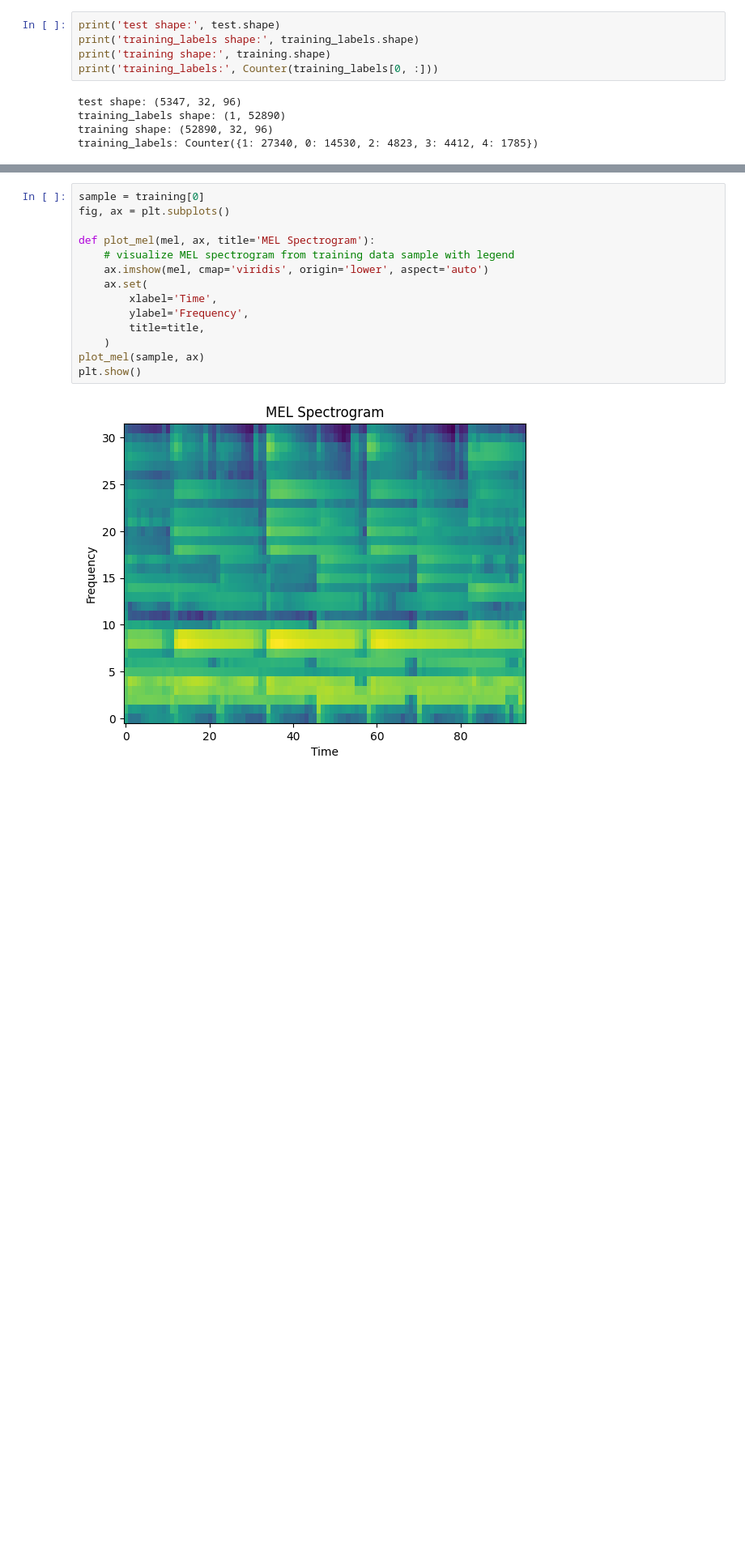
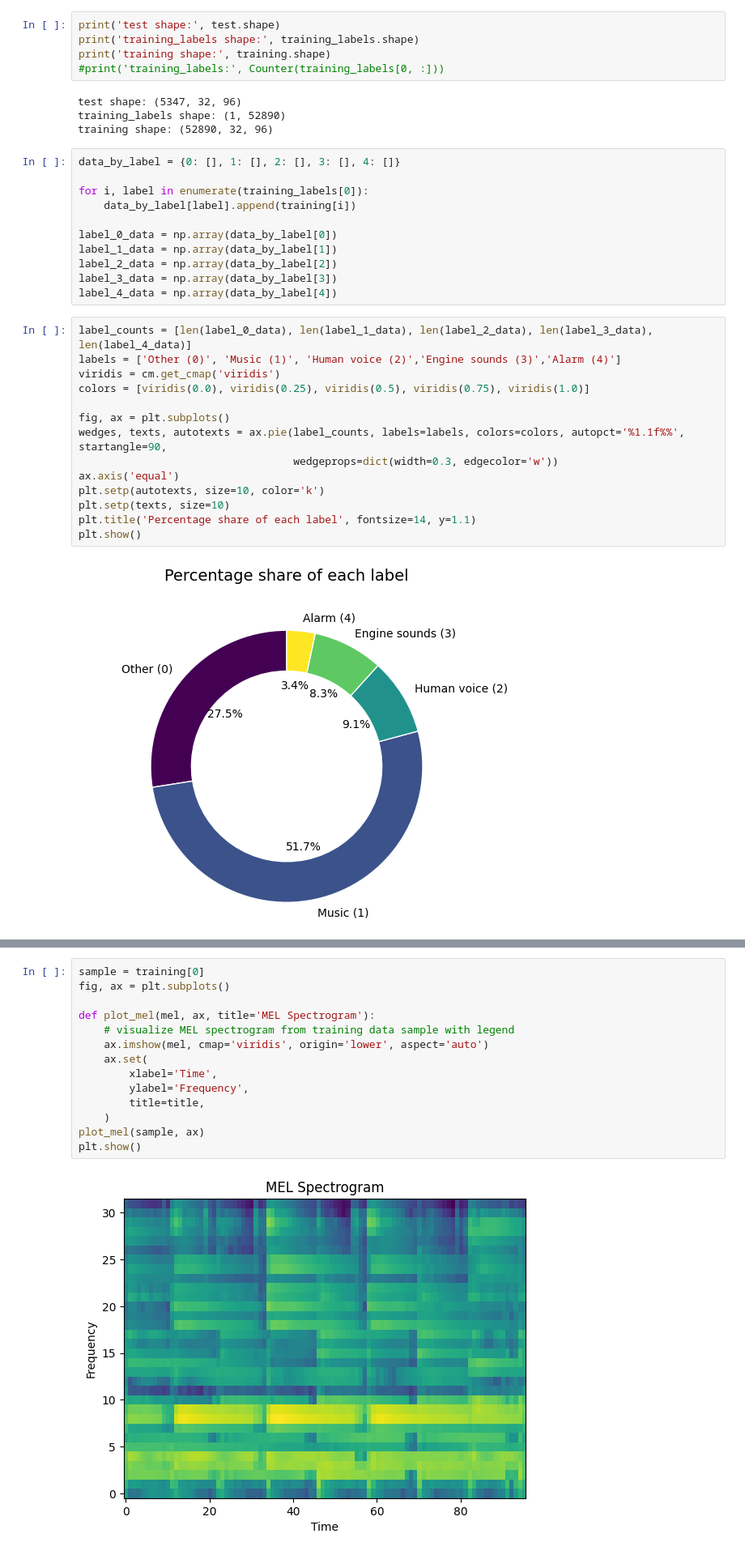
Before and after one commit to A-NGJ/AudioExplorers2023, a Jupyter notebook: data_analysis.ipynb, the cells around one changed output, grey strips where cells are left out. Shown: that part at 81% size. Drawn from its saved outputs; the diff is of its cells as text; blank space fills up the shorter version.

```diff
--- a/data_analysis.ipynb
+++ b/data_analysis.ipynb
@@ -14,9 +18,35 @@ training = loadmat(data_path / 'training.mat')['data']
 print('test shape:', test.shape)
 print('training_labels shape:', training_labels.shape)
 print('training shape:', training.shape)
-print('training_labels:', Counter(training_labels[0, :]))
+#print('training_labels:', Counter(training_labels[0, :]))
 # %% [output]
 test shape: (5347, 32, 96)
 training_labels shape: (1, 52890)
 training shape: (52890, 32, 96)
-training_labels: Counter({1: 27340, 0: 14530, 2: 4823, 3: 4412, 4: 1785})
+# %%
+data_by_label = {0: [], 1: [], 2: [], 3: [], 4: []}
+
+for i, label in enumerate(training_labels[0]):
+    data_by_label[label].append(training[i])
+
+label_0_data = np.array(data_by_label[0])
+label_1_data = np.array(data_by_label[1])
+label_2_data = np.array(data_by_label[2])
+label_3_data = np.array(data_by_label[3])
+label_4_data = np.array(data_by_label[4])
+# %%
+label_counts = [len(label_0_data), len(label_1_data), len(label_2_data), len(label_3_data), len(label_4_data)]
+labels = ['Other (0)', 'Music (1)', 'Human voice (2)','Engine sounds (3)','Alarm (4)']
+viridis = cm.get_cmap('viridis')
+colors = [viridis(0.0), viridis(0.25), viridis(0.5), viridis(0.75), viridis(1.0)]
+
+fig, ax = plt.subplots()
+wedges, texts, autotexts = ax.pie(label_counts, labels=labels, colors=colors, autopct='%1.1f%%', startangle=90,
+                                  wedgeprops=dict(width=0.3, edgecolor='w'))
+ax.axis('equal')
+plt.setp(autotexts, size=10, color='k')
+plt.setp(texts, size=10)
+plt.title('Percentage share of each label', fontsize=14, y=1.1)
+plt.show()
+# %% [output]
+[figure, added]
```
Also changed, not shown: parts of 6 cells of this notebook.
